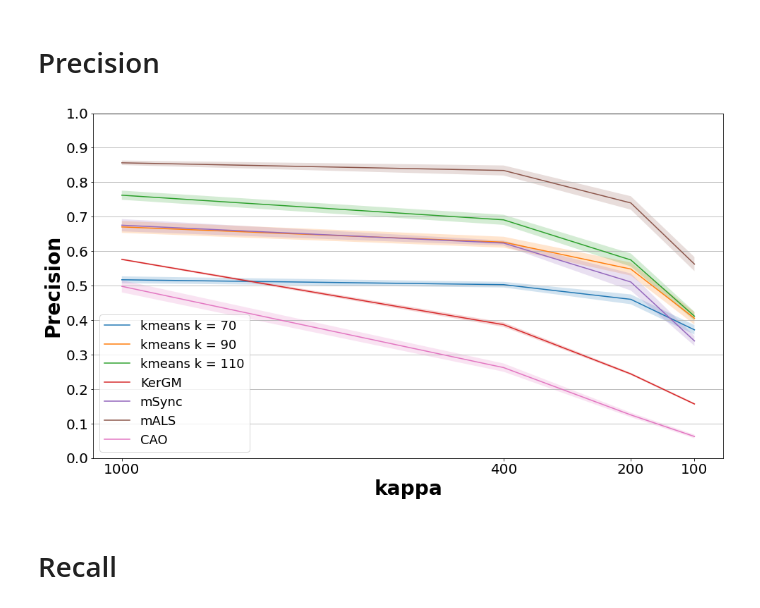
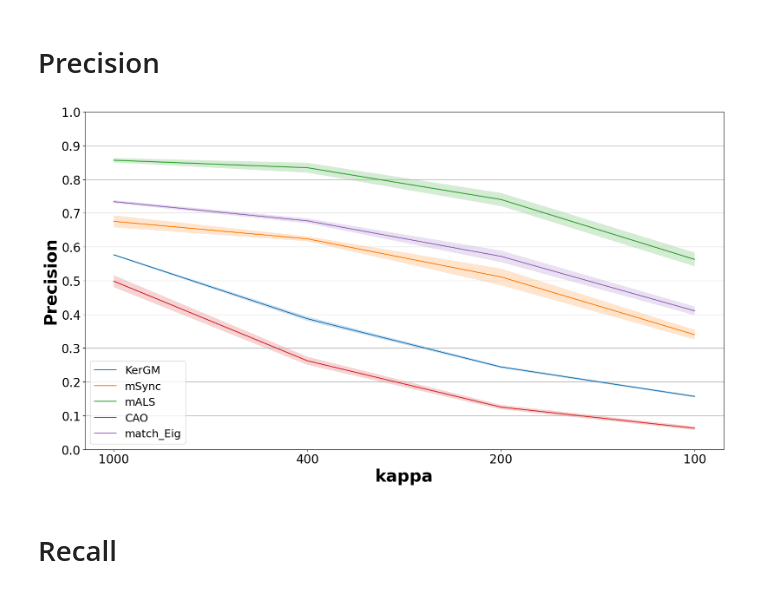
Before and after one commit to Rohit3594/Graph_matching, a Jupyter notebook: Matlab_MGM_affintiy_gen/Accuracy_from_mat-Copy1.ipynb, the cells around one changed output. Saved outputs shown, nothing was run; the diff lists cells and outputs as text; code cells hidden in the pictures.

```diff
--- a/Matlab_MGM_affintiy_gen/Accuracy_from_mat-Copy1.ipynb
+++ b/Matlab_MGM_affintiy_gen/Accuracy_from_mat-Copy1.ipynb
@@ -175,14 +160,15 @@ CAO_scores = nx.read_gpickle('NEW_SIMU_CAO_score.gpickle')
 # %%
 # # Precision Scores
 
-k_70_scores_prec = nx.read_gpickle('NEW_SIMU_kmeans_prec_score_k_70.gpickle')
-k_90_scores_prec = nx.read_gpickle('NEW_SIMU_kmeans_prec_score_k_90.gpickle')
-k_110_scores_prec = nx.read_gpickle('NEW_SIMU_kmeans_prec_score_k_110.gpickle')
+#k_70_scores_prec = nx.read_gpickle('NEW_SIMU_kmeans_prec_score_k_70.gpickle')
+#k_90_scores_prec = nx.read_gpickle('NEW_SIMU_kmeans_prec_score_k_90.gpickle')
+#k_110_scores_prec = nx.read_gpickle('NEW_SIMU_kmeans_prec_score_k_110.gpickle')
 kergm_scores_prec = nx.read_gpickle('NEW_SIMU_KerGM_score_prec_scores.gpickle')
 m_Sync_scores_prec = nx.read_gpickle('NEW_SIMU_mSync_score_prec_scores.gpickle')
 #m_Sync_kmeans_scores_prec = nx.read_gpickle('mSync_kmeans_rec_scores.gpickle')
 mALS_score_prec = nx.read_gpickle('NEW_SIMU_mALS_score_prec_scores.gpickle')
 CAO_score_prec = nx.read_gpickle('NEW_SIMU_CAO_score_prec_scores.gpickle')
+Match_eig_scores_prec = pickle.load(open( "precision_match_eig.pickle", "rb" ))
 
 #HiPPi_score_prec = nx.read_gpickle('Hippi_kmeans_rec_scores.gpickle')
 # %%
@@ -209,11 +198,12 @@ CAO_score_rec = nx.read_gpickle('NEW_SIMU_CAO_score_rec_scores.gpickle')
 # %%
-k_70_prec, k_70_prec_std  = score_mean_std(k_70_scores_prec)
-k_90_prec, k_90_prec_std  = score_mean_std(k_90_scores_prec)
-k_110_prec, k_110_prec_std = score_mean_std(k_110_scores_prec)
+#k_70_prec, k_70_prec_std  = score_mean_std(k_70_scores_prec)
+#k_90_prec, k_90_prec_std  = score_mean_std(k_90_scores_prec)
+#k_110_prec, k_110_prec_std = score_mean_std(k_110_scores_prec)
 kergm_prec, kergm_prec_std = score_mean_std(kergm_scores_prec)
 msync_prec, msync_prec_std = score_mean_std(m_Sync_scores_prec)
 mALS_prec, mALS_prec_std = score_mean_std(mALS_score_prec)
 #msync_kmeans_prec, msync_kmeans_std = score_mean_std(m_Sync_kmeans_scores_prec)
 #Hippi_prec, Hippi_std = score_mean_std(HiPPi_score_prec)
 CAO_prec, CAO_prec_std = score_mean_std(CAO_score_prec)
+Match_eig_prec, Match_eig_prec_std = score_mean_std(Match_eig_scores_prec)
 # %%
@@ -275,49 +271,57 @@ fig.savefig('NEW SIMU Scores.png')
 # %% [markdown]
 # Precision
 # %%
+strkergm = [str(k) for k in list(kergm_scores.keys())]
+
 fig = plt.figure(figsize=(16, 9))
 
-plt.plot(list(k_70.keys()), k_70_prec ,label = 'kmeans k = 70')
-plt.fill_between(list(k_70.keys()), k_70_prec - k_70_prec_std, k_70_prec + k_70_prec_std, alpha=0.2)
+# plt.plot(list(k_70.keys()), k_70_prec ,label = 'kmeans k = 70')
+# plt.fill_between(list(k_70.keys()), k_70_prec - k_70_prec_std, k_70_prec + k_70_prec_std, alpha=0.2)
 
-plt.plot(list(k_90.keys()), k_90_prec ,label = 'kmeans k = 90')
-plt.fill_between(list(k_90.keys()), k_90_prec - k_90_prec_std, k_90_prec + k_90_prec_std, alpha=0.2)
+# plt.plot(list(k_90.keys()), k_90_prec ,label = 'kmeans k = 90')
+# plt.fill_between(list(k_90.keys()), k_90_prec - k_90_prec_std, k_90_prec + k_90_prec_std, alpha=0.2)
 
-plt.plot(list(k_110.keys()), k_110_prec ,label = 'kmeans k = 110')
-plt.fill_between(list(k_110.keys()), k_110_prec - k_110_prec_std, k_110_prec + k_110_prec_std, alpha=0.2)
+# plt.plot(list(k_110.keys()), k_110_prec ,label = 'kmeans k = 110')
+# plt.fill_between(list(k_110.keys()), k_110_prec - k_110_prec_std, k_110_prec + k_110_prec_std, alpha=0.2)
 
-plt.plot(list(kergm_scores.keys()), kergm_prec ,label = 'KerGM')
-plt.fill_between(list(kergm_scores.keys()), kergm_prec - kergm_prec_std, kergm_prec + kergm_prec_std, alpha=0.2)
+plt.plot(strkergm, kergm_prec ,label = 'KerGM')
+plt.fill_between(strkergm, kergm_prec - kergm_prec_std, kergm_prec + kergm_prec_std, alpha=0.2)
 
-plt.plot(list(m_Sync_scores.keys()), msync_prec ,label = 'mSync')
-plt.fill_between(list(m_Sync_scores.keys()), msync_prec - msync_prec_std, msync_prec + msync_prec_std, alpha=0.2)
+plt.plot(strkergm, msync_prec ,label = 'mSync')
+plt.fill_between(strkergm, msync_prec - msync_prec_std, msync_prec + msync_prec_std, alpha=0.2)
 
-plt.plot(list(mALS_scores.keys()), mALS_prec ,label = 'mALS')
-plt.fill_between(list(m_Sync_scores.keys()), mALS_prec - mALS_prec_std, mALS_prec + mALS_prec_std, alpha=0.2)
+plt.plot(strkergm, mALS_prec ,label = 'mALS')
+plt.fill_between(strkergm, mALS_prec - mALS_prec_std, mALS_prec + mALS_prec_std, alpha=0.2)
 
 # plt.plot(list(mALS_scores.keys()), msync_kmeans_mean ,label = 'mSync kmeans')
 # plt.fill_between(list(m_Sync_scores.keys()), msync_kmeans_mean - msync_kmeans_std, msync_kmeans_mean + msync_kmeans_std, alpha=0.2)
 
-plt.plot(list(CAO_scores.keys()), CAO_prec ,label = 'CAO')
-plt.fill_between(list(CAO_scores.keys()), CAO_prec - CAO_prec_std, CAO_prec + CAO_prec_std, alpha=0.2)
+plt.plot(strkergm, CAO_prec ,label = 'CAO')
+plt.fill_between(strkergm, CAO_prec - CAO_prec_std, CAO_prec + CAO_prec_std, alpha=0.2)
+
+plt.plot(strkergm, Match_eig_prec ,label = 'match_Eig')
+plt.fill_between(strkergm, Match_eig_prec - Match_eig_prec_std, Match_eig_prec + Match_eig_prec_std, alpha=0.2)
 
 # plt.plot(list(HiPPi_score.keys()), Hippi_mean ,label = 'HiPPi')
 # plt.fill_between(list(HiPPi_score.keys()), Hippi_mean - Hippi_std, Hippi_mean + Hippi_std, alpha=0.2)
 
 plt.xlabel('kappa',fontweight="bold",fontsize=28)
 plt.ylabel('Precision',fontweight="bold",fontsize=28)
 plt.legend(loc = 'lower left')
 #plt.title('F1 Score curve',fontweight="bold",fontsize=24)
 plt.gca().yaxis.grid(True)
 plt.gca().invert_xaxis()
 plt.legend(loc=3, prop={'size': 18})
-plt.xticks(list(k_70.keys()),fontsize=20)
-plt.yticks(np.arange(0,1.1,0.1),fontsize=20)
+
+ytck = list(np.arange(0,1.1,0.1))
+
+plt.xticks(fontsize=20)
+plt.yticks(ytck,fontsize=20)
 
 plt.show()
-fig.savefig('NEW SIMU Scores_prec.png')
+fig.savefig('NEW SIMU Scores_prec matcheig.png')
 # %% [output]
-[figure, old version]
+[figure, new version]
 # %% [markdown]
 # Recall
 # %%
```
Also changed, not shown: parts of 8 cells of this notebook, 14 other files.
